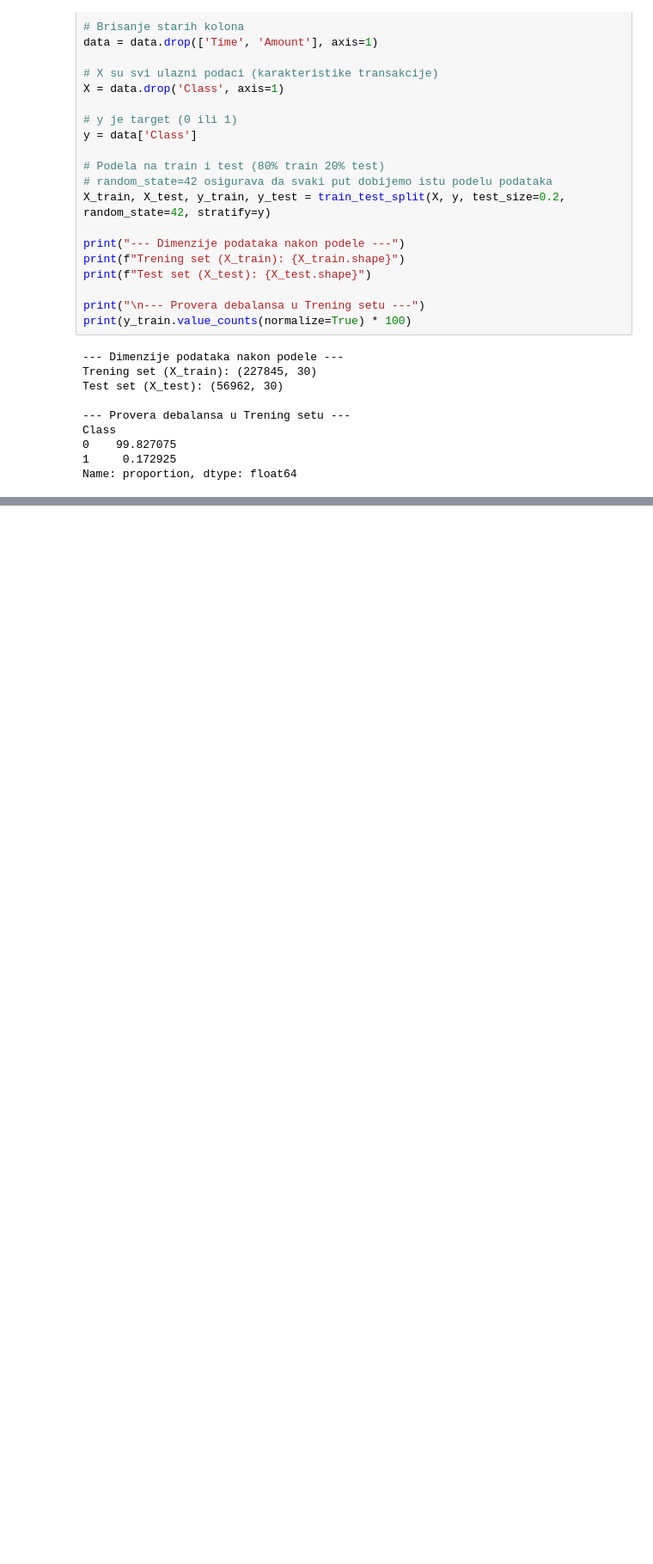
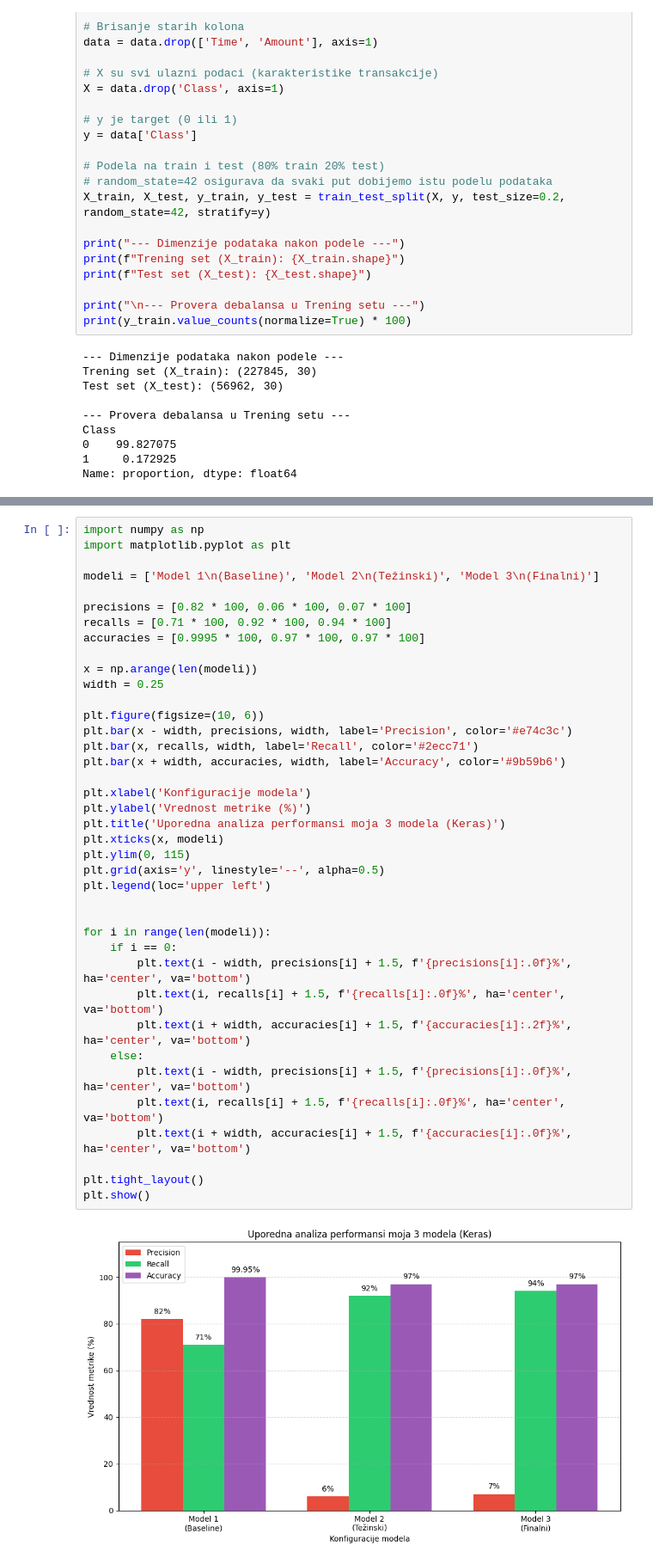
Before and after one commit to luxon7/credit-card-fraud-detection-projekat, a Jupyter notebook: Projekat_Duboko_Ucenje.ipynb, the cells around one changed output, grey strips where cells are left out. Shown at 86% size. Cells and saved outputs as stored; diff of their text form; blank space fills up the shorter version.

```diff
--- a/Projekat_Duboko_Ucenje.ipynb
+++ b/Projekat_Duboko_Ucenje.ipynb
@@ -263,0 +271,41 @@ Prevara, a model ih uspešno ulovio (True Positives): 89
+# %%
+import numpy as np
+import matplotlib.pyplot as plt
+
+modeli = ['Model 1\n(Baseline)', 'Model 2\n(Težinski)', 'Model 3\n(Finalni)']
+
+precisions = [0.82 * 100, 0.06 * 100, 0.07 * 100]
+recalls = [0.71 * 100, 0.92 * 100, 0.94 * 100]
+accuracies = [0.9995 * 100, 0.97 * 100, 0.97 * 100]
+
+x = np.arange(len(modeli))
+width = 0.25
+
+plt.figure(figsize=(10, 6))
+plt.bar(x - width, precisions, width, label='Precision', color='#e74c3c')
+plt.bar(x, recalls, width, label='Recall', color='#2ecc71')
+plt.bar(x + width, accuracies, width, label='Accuracy', color='#9b59b6')
+
+plt.xlabel('Konfiguracije modela')
+plt.ylabel('Vrednost metrike (%)')
+plt.title('Uporedna analiza performansi moja 3 modela (Keras)')
+plt.xticks(x, modeli)
+plt.ylim(0, 115)
+plt.grid(axis='y', linestyle='--', alpha=0.5)
+plt.legend(loc='upper left')
+
+
+for i in range(len(modeli)):
+    if i == 0:
+        plt.text(i - width, precisions[i] + 1.5, f'{precisions[i]:.0f}%', ha='center', va='bottom')
+        plt.text(i, recalls[i] + 1.5, f'{recalls[i]:.0f}%', ha='center', va='bottom')
+        plt.text(i + width, accuracies[i] + 1.5, f'{accuracies[i]:.2f}%', ha='center', va='bottom')
+    else:
+        plt.text(i - width, precisions[i] + 1.5, f'{precisions[i]:.0f}%', ha='center', va='bottom')
+        plt.text(i, recalls[i] + 1.5, f'{recalls[i]:.0f}%', ha='center', va='bottom')
+        plt.text(i + width, accuracies[i] + 1.5, f'{accuracies[i]:.0f}%', ha='center', va='bottom')
+
+plt.tight_layout()
+plt.show()
+# %% [output]
+[figure, added]
```
Also changed, not shown: parts of 6 cells of this notebook.
